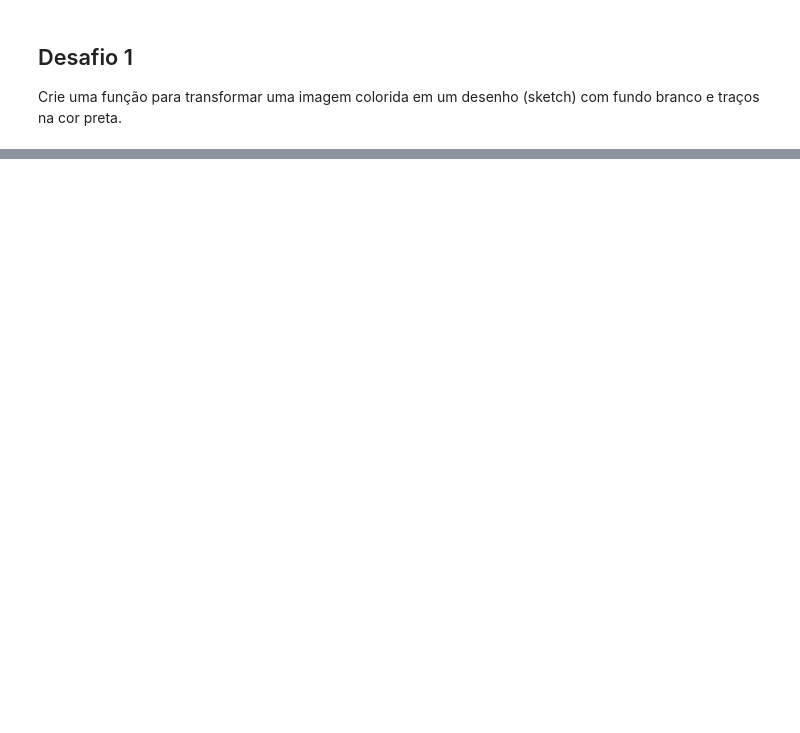
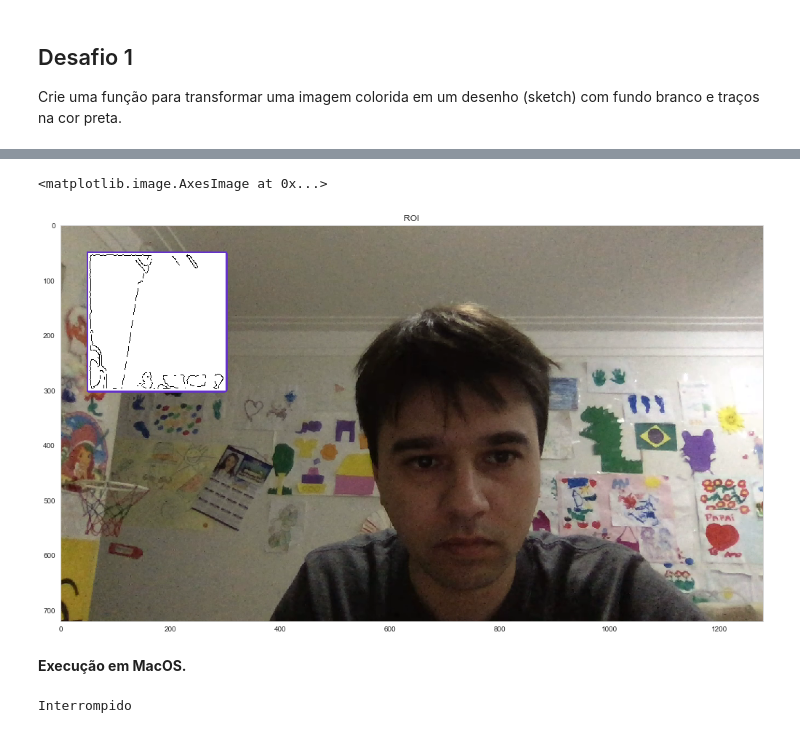
Before and after one commit to michelpf/fiap-ml-tec-proc-imagens, a Jupyter notebook: aula-3-segmentacao/desafio-1/desafio-1.ipynb, the cells around one changed output, grey strips where cells are left out. Cells and saved outputs as stored; diff of their text form; code cells hidden in the pictures; blank space fills up the shorter version.

```diff
--- a/aula-3-segmentacao/desafio-1/desafio-1.ipynb
+++ b/aula-3-segmentacao/desafio-1/desafio-1.ipynb
@@ -43 +99,10 @@ Aplicando região de interesse na *webcam*.
+# %%
+imagem = cv2.imread("imagens/output_camera.png")
+
+plt.figure(figsize=(20,10))
+plt.title("ROI")
+plt.imshow(imagem)
+# %% [output]
+<matplotlib.image.AxesImage at 0x...>
+[figure, added]
 # %%
@@ -70,3 +137,53 @@ while True:
 
 cam_capture.release()
 cv2.destroyAllWindows()
+# %% [markdown]
+**Execução em MacOS.**
+# %%
+from io import BytesIO
+from IPython.display import clear_output, Image, display
+import PIL
+
+# Para interromper, vá no menu do Jupyter, depois clique em Interrupt.
+
+camera = cv2.VideoCapture(0)
+cv2.destroyAllWindows()
+
+vertice_superior_esquerda = (50, 50)
+vertice_inferior_direita = (300, 300)
+
+try:
+    while True:
+        _, frame_imagem = camera.read()
+
+        frame_imagem = cv2.cvtColor(frame_imagem, cv2.COLOR_BGR2RGB)
+
+        # Criação de ROI (Region of Intereset)
+        retangulo_roi = cv2.rectangle(frame_imagem, vertice_superior_esquerda, vertice_inferior_direita, (100, 50, 200), 5)
+        retangulo_roi_imagem = frame_imagem[vertice_superior_esquerda[1] : vertice_inferior_direita[1],
+                               vertice_superior_esquerda[0] : vertice_inferior_direita[0]]
+
+        retangulo_roi_bordas = retangulo_roi_imagem
+        retangulo_roi_bordas = conversao_contornos(retangulo_roi_imagem)
+
+        # Convertendo novamente para RGB, pois a imagem estava em escala de cinza
+        retangulo_roi_bordas_rgb = cv2.cvtColor(retangulo_roi_bordas, cv2.COLOR_GRAY2RGB)
+
+        #Replacing the sketched image on Region of Interest
+        frame_imagem[vertice_superior_esquerda[1] : vertice_inferior_direita[1],
+                     vertice_superior_esquerda[0] : vertice_inferior_direita[0]] = retangulo_roi_bordas_rgb
+
+        img = PIL.Image.fromarray(frame_imagem)
+        buffer = BytesIO()
+        img.save(buffer,format="JPEG")
+        display(Image(data=buffer.getvalue()))
+
+        #cv2.imwrite("imagens/output_camera.png", frame_imagem)
+
+        clear_output(wait=True)
+
+except KeyboardInterrupt:
+    camera.release()
+    print("Interrompido")
+# %% [output]
+Interrompido
```
Also changed, not shown: parts of 12 cells of this notebook, 45 other files.
